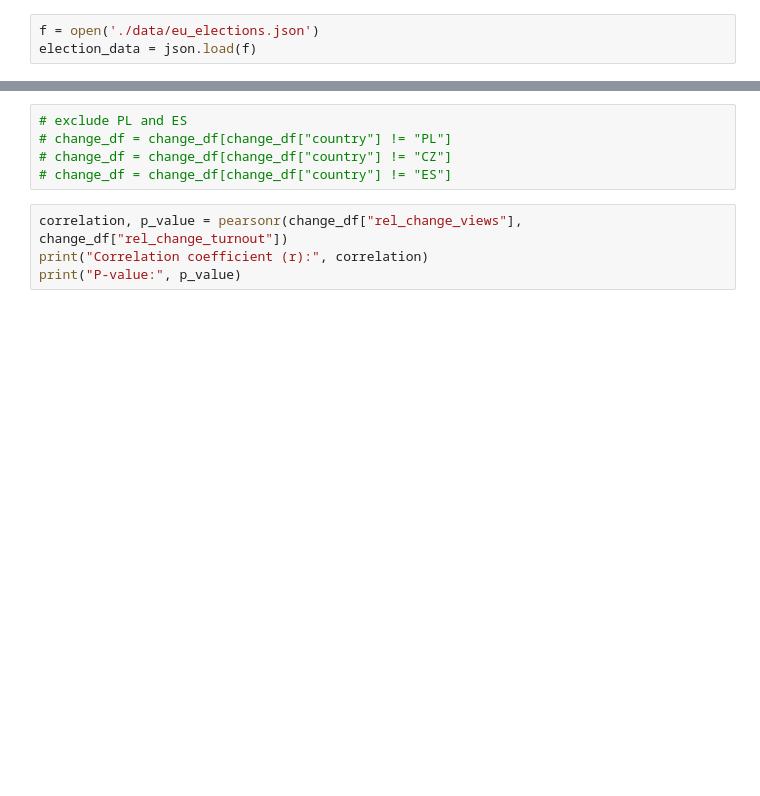
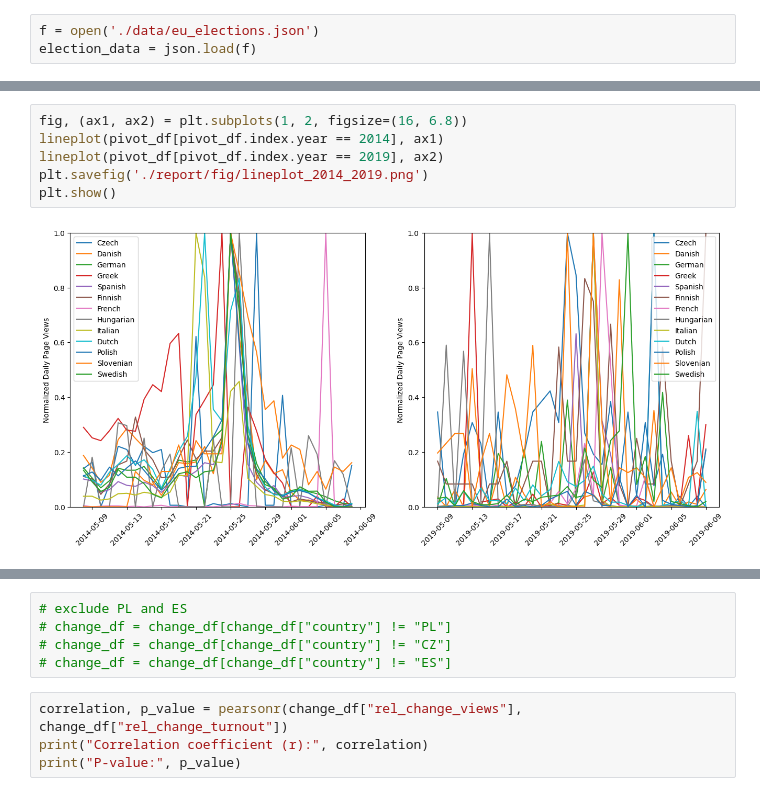
Before and after one commit to jstet/somda_project, a Jupyter notebook: analysis.ipynb, the cells around one changed output, grey strips where cells are left out. Drawn from its saved outputs; the diff is of its cells as text; blank space fills up the shorter version.

```diff
--- a/analysis.ipynb
+++ b/analysis.ipynb
@@ -60,0 +47,8 @@ KeyError: 'views_norm'
+# %%
+fig, (ax1, ax2) = plt.subplots(1, 2, figsize=(16, 6.8))
+lineplot(pivot_df[pivot_df.index.year == 2014], ax1)
+lineplot(pivot_df[pivot_df.index.year == 2019], ax2)
+plt.savefig('./report/fig/lineplot_2014_2019.png')
+plt.show()
+# %% [output]
+[figure, added]
```
Also changed, not shown: parts of 16 cells of this notebook, 19 other files.
